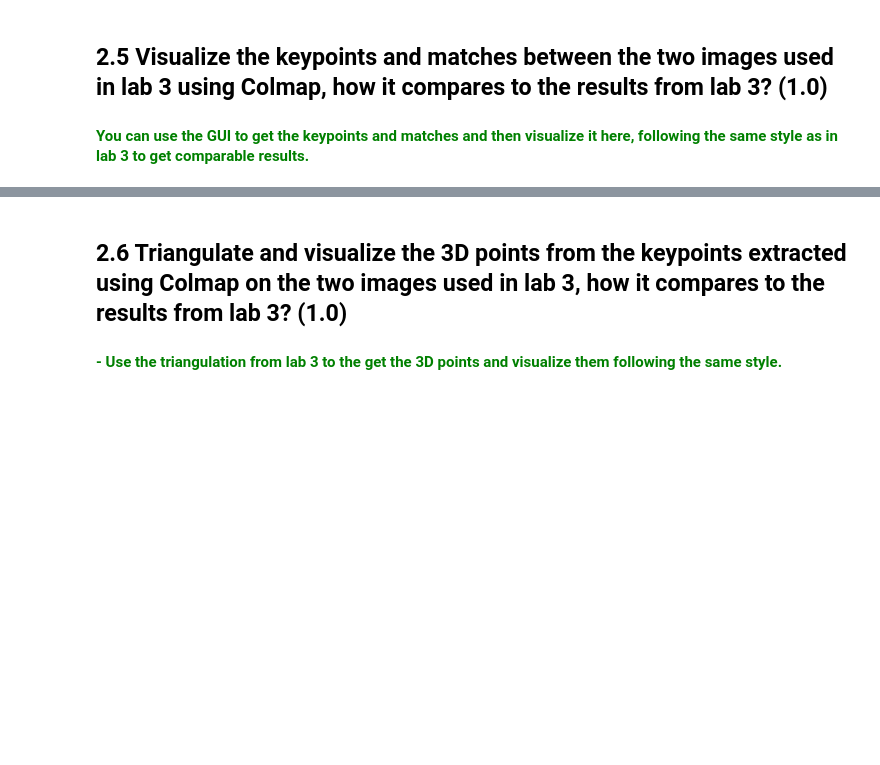
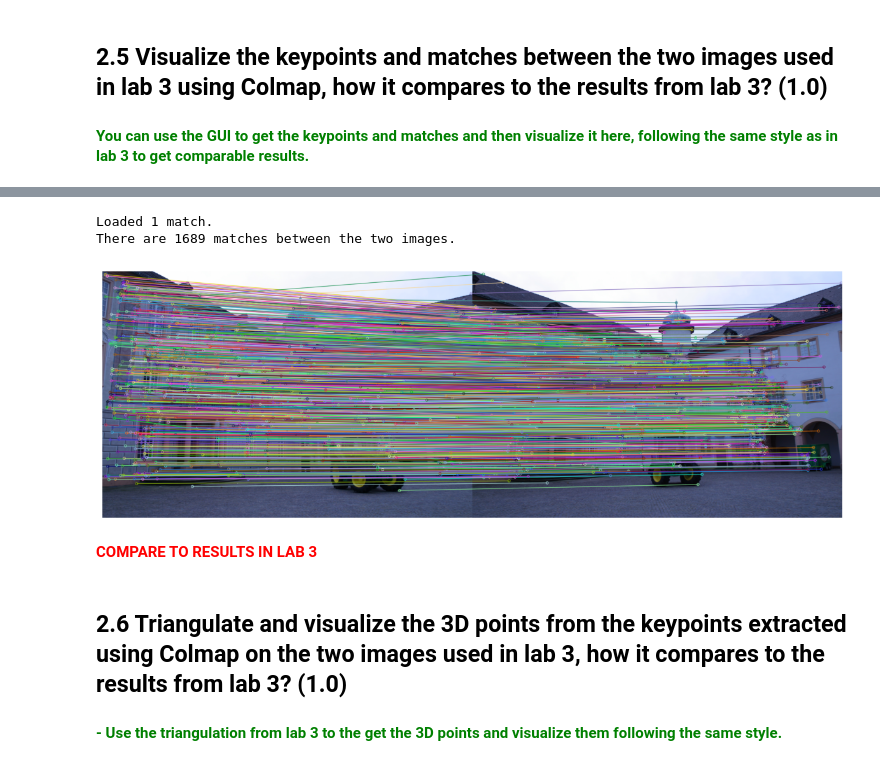
Before and after one commit to GerardVilaplana/MCV-C4, a Jupyter notebook: lab4/lab4.ipynb, the cells around one changed output, grey strips where cells are left out. Cells and saved outputs as stored; diff of their text form; code cells hidden in the pictures; blank space fills up the shorter version.

Commit message:
2.5 (falta comparar resultados con lab3)

```diff
--- a/lab4/lab4.ipynb
+++ b/lab4/lab4.ipynb
@@ -359,3 +424,37 @@ plt.show()
+# %%
+matches = dict()
+count_no_data = 0
+for pair_id, data in db.execute("SELECT pair_id, data FROM matches"):
+    if data is None:
+        count_no_data += 1
+    else:
+        matches[pair_id_to_image_ids(pair_id)] = blob_to_array(data, np.uint32, (-1, 2))
+print(f"Loaded {len(matches)} match. ")
+print(f"There are {len(matches[1,2])} matches between the two images.")
+# %% [output]
+Loaded 1 match.
+There are 1689 matches between the two images.
+# %%
+# Convert matches to cv2.DMatch format
+cv_matches = []
+for match in matches[(1, 2)]:
+    query_idx = int(match[0])
+    train_idx = int(match[1])
+    cv_matches.append(cv2.DMatch(_queryIdx=query_idx, _trainIdx=train_idx, _distance=0))
+
+# Draw matches
+img_matches = cv2.drawMatches(cv2.cvtColor(image1, cv2.COLOR_BGR2RGB), kp1, cv2.cvtColor(image2, cv2.COLOR_BGR2RGB), kp2, cv_matches, None,
+                              flags=cv2.DrawMatchesFlags_NOT_DRAW_SINGLE_POINTS)
+
+# Display the matches
+plt.figure(figsize=(15, 10))
+plt.imshow(img_matches)
+plt.axis('off')
+plt.show()
+# %% [output]
+[figure, added]
+# %% [markdown]
+<span style="color:red; font-weight:bold;">COMPARE TO RESULTS IN LAB 3</span>
 # %% [markdown]
 ## 2.6 Triangulate and visualize the 3D points from the keypoints extracted using Colmap on the two images used in lab 3, how it compares to the results from lab 3? (1.0)
 #### <span style='color:Green'> - Use the triangulation from lab 3 to the get the 3D points and visualize them following the same style. </span>
```
Also changed, not shown: parts of 6 cells of this notebook.
